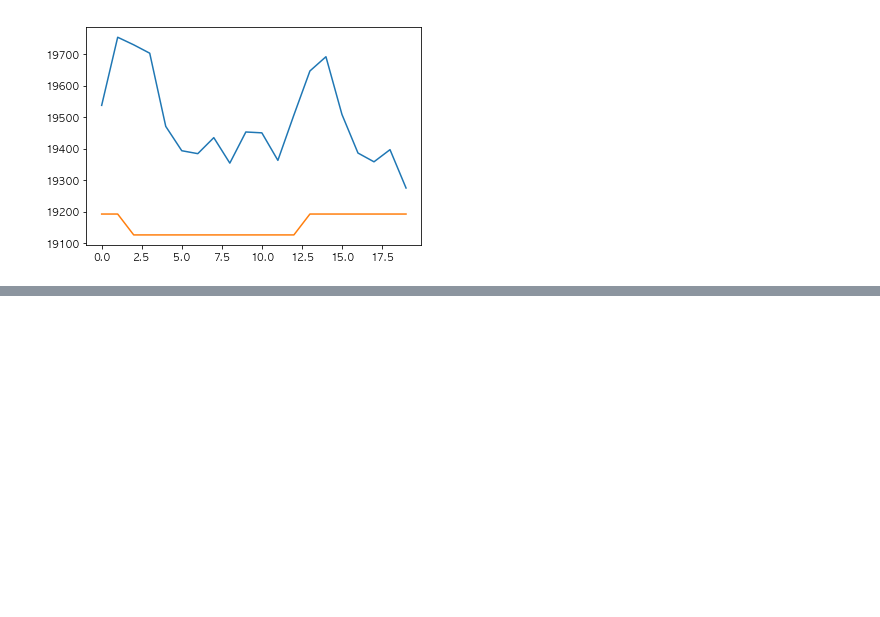
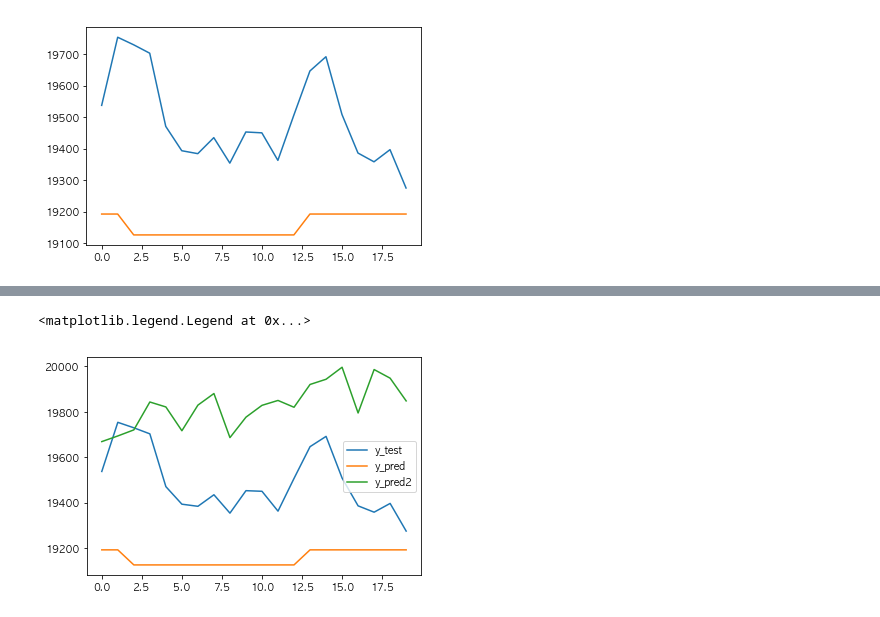
Before and after one commit to upura/upura.hatenablog, a Jupyter notebook: time_series/kaggledays/index.ipynb, the cells around one changed output, grey strips where cells are left out. Cells and saved outputs as stored; diff of their text form; code cells hidden in the pictures; blank space fills up the shorter version.

```diff
--- a/time_series/kaggledays/index.ipynb
+++ b/time_series/kaggledays/index.ipynb
@@ -261,0 +360,8 @@ pd.concat([X_train, feather_train], axis=1).head()
+# %%
+plt.plot(y_test, label='y_test')
+plt.plot(y_pred, label='y_pred')
+plt.plot(y_pred2, label='y_pred2')
+plt.legend()
+# %% [output]
+<matplotlib.legend.Legend at 0x...>
+[figure, added]
```
Also changed, not shown: parts of 19 cells of this notebook.
